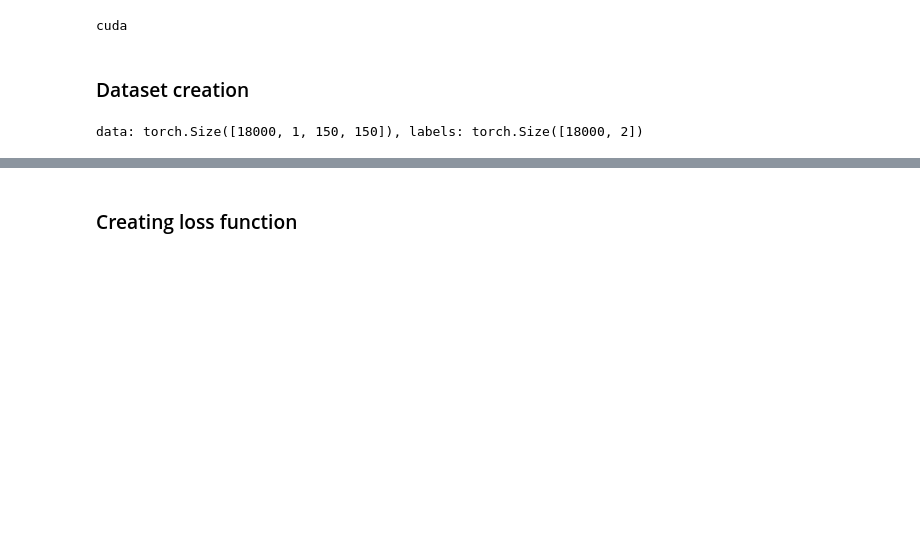
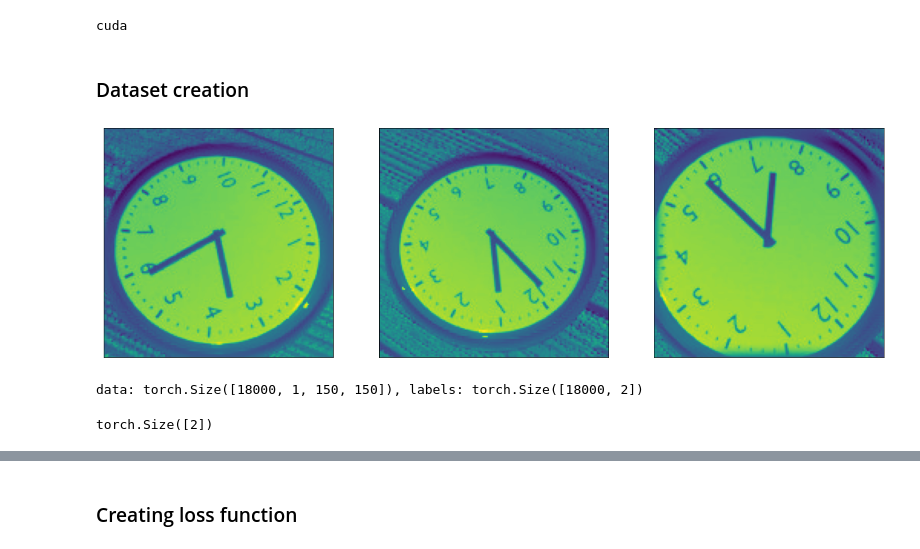
Before and after one commit to OhGreat/tell_the_time_with_pytorch, a Jupyter notebook: test.ipynb, the cells around one changed output, grey strips where cells are left out. Saved outputs shown, nothing was run; the diff lists cells and outputs as text; code cells hidden in the pictures; blank space fills up the shorter version.

```diff
--- a/test.ipynb
+++ b/test.ipynb
@@ -14,6 +14,20 @@ print(device)
 cuda
 # %% [markdown]
 <h3>Dataset creation</h3>
+# %%
+data = np.load("data/images.npy")
+img = Image.fromarray(data[5229])
+img_1 = Image.fromarray(data[1490])
+img_2 = Image.fromarray(data[11234])
+fig, axis = plt.subplots(1,3, figsize=(20,12))
+axis[0].imshow(img)
+axis[1].imshow(img_1)
+axis[2].imshow(img_2)
+for ax in axis:
+    ax.set_xticks([])
+    ax.set_yticks([])
+# %% [output]
+[figure, added]
 # %%
 data = np.load("data/images.npy")/255.
 data = torch.FloatTensor(np.expand_dims(data,axis=1))
@@ -24,6 +39,10 @@ labels = torch.FloatTensor(np.load("data/labels.npy"))
 print(f"data: {data.shape}, labels: {labels.shape}")
 # %% [output]
 data: torch.Size([18000, 1, 150, 150]), labels: torch.Size([18000, 2])
+# %%
+labels[0].shape
+# %% [output]
+torch.Size([2])
 # %%
 class ClockDataset(Dataset):
     def __init__(self, data, targets):
```
Also changed, not shown: parts of 13 cells of this notebook, 1 other file.
